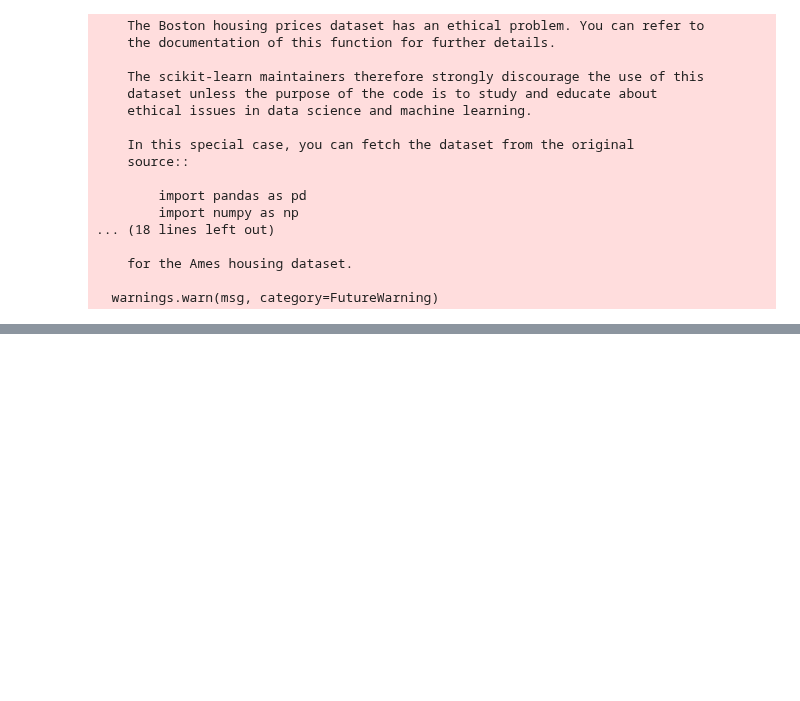
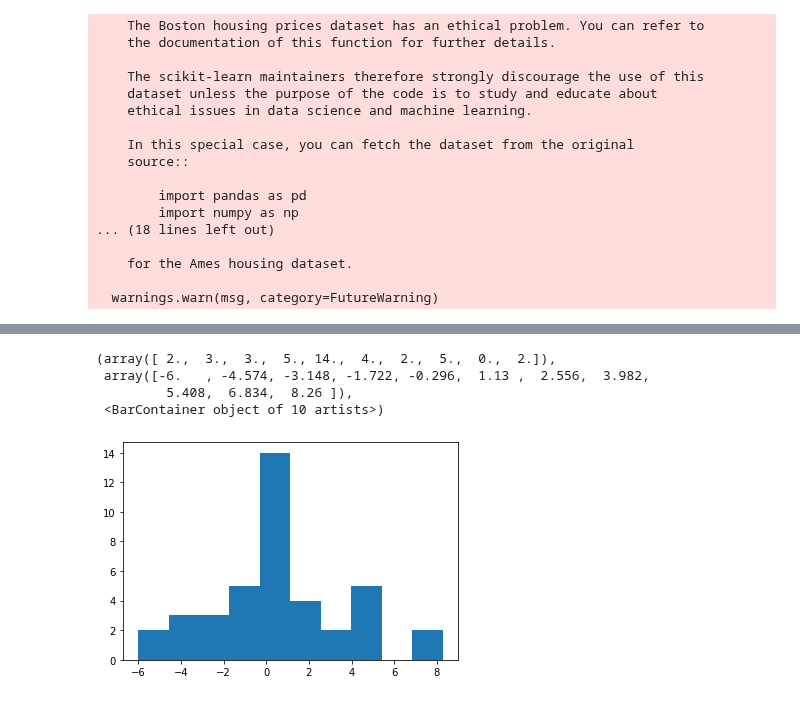
Before and after one commit to Stynic/train_ml_math, a Jupyter notebook: ml/low_level/module_3/notebook_3.ipynb, the cells around one changed output, grey strips where cells are left out. Drawn from its saved outputs; the diff is of its cells as text; code cells hidden in the pictures; blank space fills up the shorter version.

```diff
--- a/ml/low_level/module_3/notebook_3.ipynb
+++ b/ml/low_level/module_3/notebook_3.ipynb
@@ -279,0 +280,8 @@ plt.scatter(e, e2)
+# %%
+plt.hist(e)
+# %% [output]
+(array([ 2.,  3.,  3.,  5., 14.,  4.,  2.,  5.,  0.,  2.]),
+ array([-6.   , -4.574, -3.148, -1.722, -0.296,  1.13 ,  2.556,  3.982,
+         5.408,  6.834,  8.26 ]),
+ <BarContainer object of 10 artists>)
+[figure, added]
```
Also changed, not shown: parts of 35 cells of this notebook.
